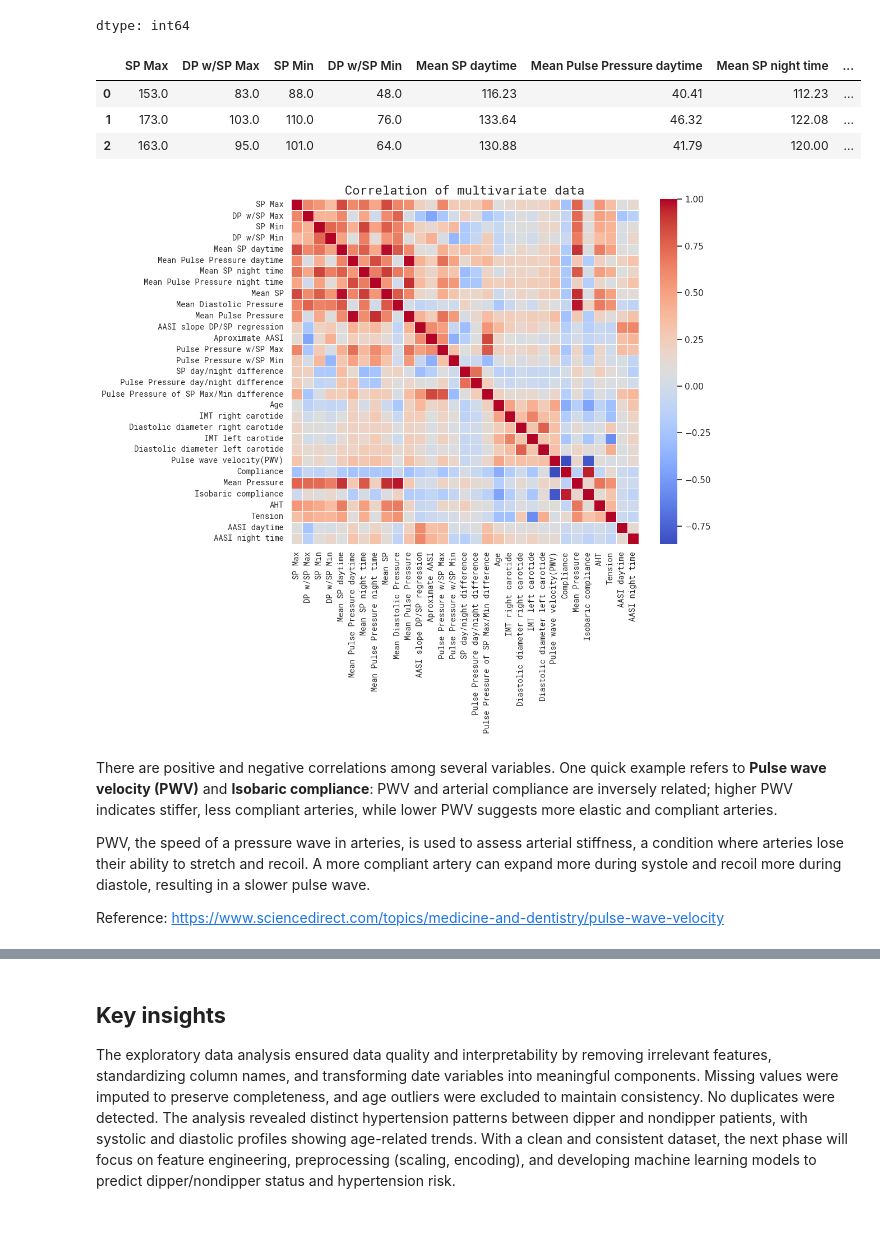
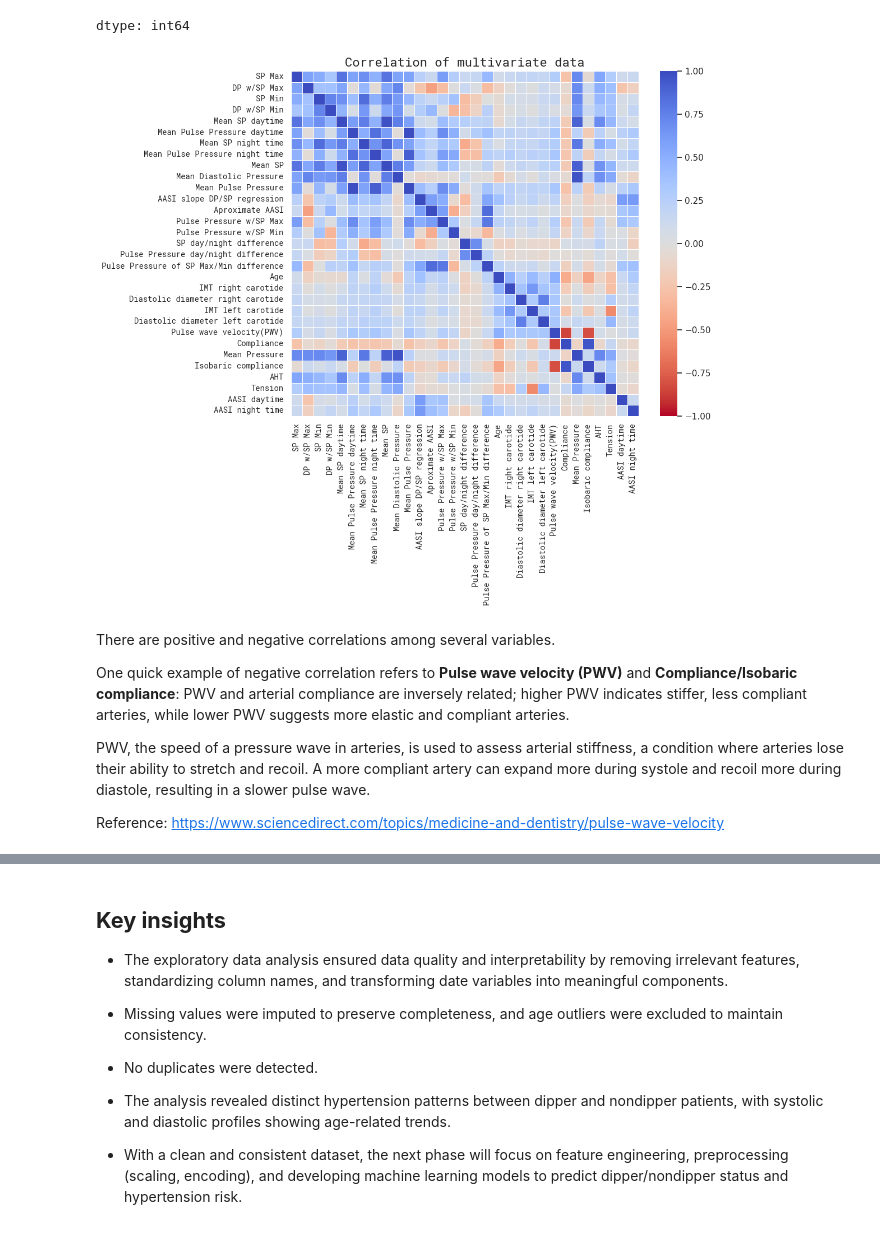
Before and after one commit to Valeria-DataScience/Hypertension, a Jupyter notebook: Arterial_hypertension_EDA.ipynb, the cells around one changed output, grey strips where cells are left out. Drawn from its saved outputs; the diff is of its cells as text; code cells hidden in the pictures.

```diff
--- a/Arterial_hypertension_EDA.ipynb
+++ b/Arterial_hypertension_EDA.ipynb
@@ -610,3 +696,11 @@ numeric_df = numeric_df[~mask]
+# %%
+# Outliers in DP
+
+mask_1_dp = numeric_df['Mean Diastolic Pressure'] < lower_limit_dp
+mask_2_dp = numeric_df['Mean Diastolic Pressure'] > upper_limit_dp
+# %%
+mask = mask_1_age | mask_2_age | mask_1_sp | mask_2_sp | mask_1_dp | mask_2_dp
+numeric_df = numeric_df[~mask]
 # %%
 # New size of dataframe to work with
 # Number of rows and columns
@@ -617,0 +734,13 @@ After removing six age outliers, now the dataframe consists of 622 rows and 36 f
+# %%
+sns.set_theme(style="whitegrid")
+
+palette = get_hex("Acanthisthius_brasilianus", keep_first_n=2)
+plt.figure(figsize=(6,3))
+plt.scatter(numeric_df['Age'], numeric_df['Mean SP daytime'], color='blue')
+font = load_google_font('Roboto Mono')
+plt.xticks(fontsize='7', font=font)
+plt.yticks(fontsize='7', font=font)
+plt.title('SP daytime vs Age', font=font, fontsize='14')
+plt.xlabel('Age', font=font, fontsize='10')
+plt.ylabel('Mean systolic pressure', font=font, fontsize='10')
+plt.show()
@@ -617,0 +749,13 @@ After removing six age outliers, now the dataframe consists of 622 rows and 36 f
+# %%
+sns.set_theme(style="whitegrid")
+
+palette = get_hex("Acanthisthius_brasilianus", keep_first_n=2)
+plt.figure(figsize=(6,3))
+plt.scatter(numeric_df['Age'], numeric_df['Mean Diastolic Pressure'], color='blue')
+font = load_google_font('Roboto Mono')
+plt.xticks(fontsize='7', font=font)
+plt.yticks(fontsize='7', font=font)
+plt.title('Mean DP vs Age', font=font, fontsize='14')
+plt.xlabel('Age', font=font, fontsize='10')
+plt.ylabel('Mean systolic pressure', font=font, fontsize='10')
+plt.show()
@@ -738,28 +886,22 @@ dtype: int64
 # Check the correlation of variables (excluding 'Sex', 'Dipper', 'Year', 'Month' and 'Week', since they do not add to the analysis).
 # Exclusion of variables Sex, Dipper, Year, Month and Week
 selected = df2.iloc[:, list(range(0,18)) + list(range(19,32))]
-# %%
-# Preview of the selected variables of df2 to see correlations.
-selected.head(3)
-# %% [output]
-|  | SP Max | DP w/SP Max | SP Min | DP w/SP Min | Mean SP daytime | Mean Pulse Pressure daytime | Mean SP night time | ... |
-| 0 | 153.0 | 83.0 | 88.0 | 48.0 | 116.23 | 40.41 | 112.23 | ... |
-| 1 | 173.0 | 103.0 | 110.0 | 76.0 | 133.64 | 46.32 | 122.08 | ... |
-| 2 | 163.0 | 95.0 | 101.0 | 64.0 | 130.88 | 41.79 | 120.00 | ... |
 # %%
 corr_matrix = selected.corr()
 # %%
 # Heatmap visualization of correlated variables
 plt.figure(figsize=(10, 8)) # Adjust figure size as needed
-sns.heatmap(corr_matrix, annot=False, cmap='coolwarm', linewidths=.5)
+sns.heatmap(corr_matrix, annot=False, cmap='coolwarm_r', linewidths=.5, vmin=-1, vmax=1)
 plt.title('Correlation of multivariate data', font=font, fontsize='16')
 plt.xticks(font=font, fontsize='10')
 plt.yticks(font=font, fontsize='10')
 plt.show()
 # %% [output]
-[figure, old version]
+[figure, new version]
 # %% [markdown]
-There are positive and negative correlations among several variables. One quick example refers to **Pulse wave velocity (PWV)** and **Isobaric compliance**: PWV and arterial compliance are inversely related; higher PWV indicates stiffer, less compliant arteries, while lower PWV suggests more elastic and compliant arteries.
+There are positive and negative correlations among several variables.
+
+One quick example of negative correlation refers to **Pulse wave velocity (PWV)** and **Compliance/Isobaric compliance**: PWV and arterial compliance are inversely related; higher PWV indicates stiffer, less compliant arteries, while lower PWV suggests more elastic and compliant arteries.
 
 PWV, the speed of a pressure wave in arteries, is used to assess arterial stiffness, a condition where arteries lose their ability to stretch and recoil. A more compliant artery can expand more during systole and recoil more during diastole, resulting in a slower pulse wave.
 
@@ -776,4 +918,12 @@ files.download("HTA_df2.csv")
 # %% [markdown]
 ## **Key insights**
 
-The exploratory data analysis ensured data quality and interpretability by removing irrelevant features, standardizing column names, and transforming date variables into meaningful components. Missing values were imputed to preserve completeness, and age outliers were excluded to maintain consistency. No duplicates were detected. The analysis revealed distinct hypertension patterns between dipper and nondipper patients, with systolic and diastolic profiles showing age-related trends. With a clean and consistent dataset, the next phase will focus on feature engineering, preprocessing (scaling, encoding), and developing machine learning models to predict dipper/nondipper status and hypertension risk.
+- The exploratory data analysis ensured data quality and interpretability by removing irrelevant features, standardizing column names, and transforming date variables into meaningful components.
+
+- Missing values were imputed to preserve completeness, and age outliers were excluded to maintain consistency.
+
+- No duplicates were detected.
+
+- The analysis revealed distinct hypertension patterns between dipper and nondipper patients, with systolic and diastolic profiles showing age-related trends.
+
+- With a clean and consistent dataset, the next phase will focus on feature engineering, preprocessing (scaling, encoding), and developing machine learning models to predict dipper/nondipper status and hypertension risk.
```
Also changed, not shown: parts of 44 cells of this notebook.
